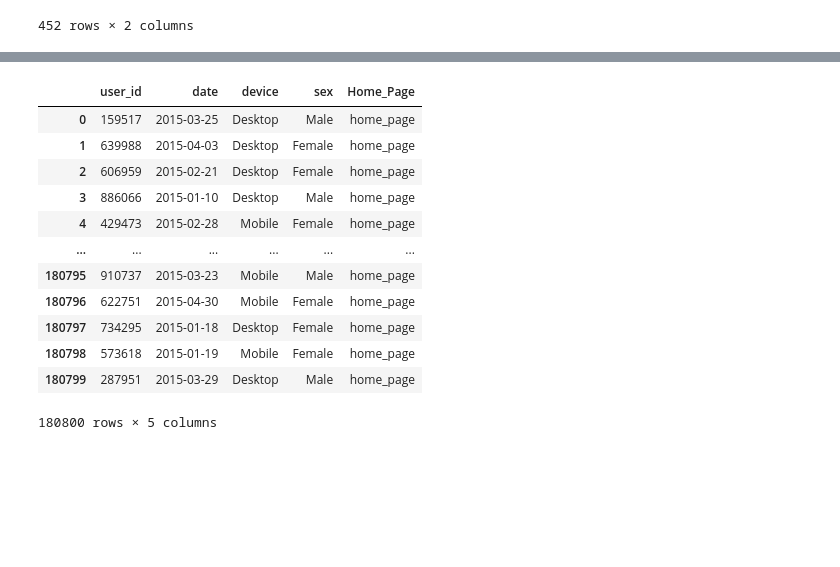
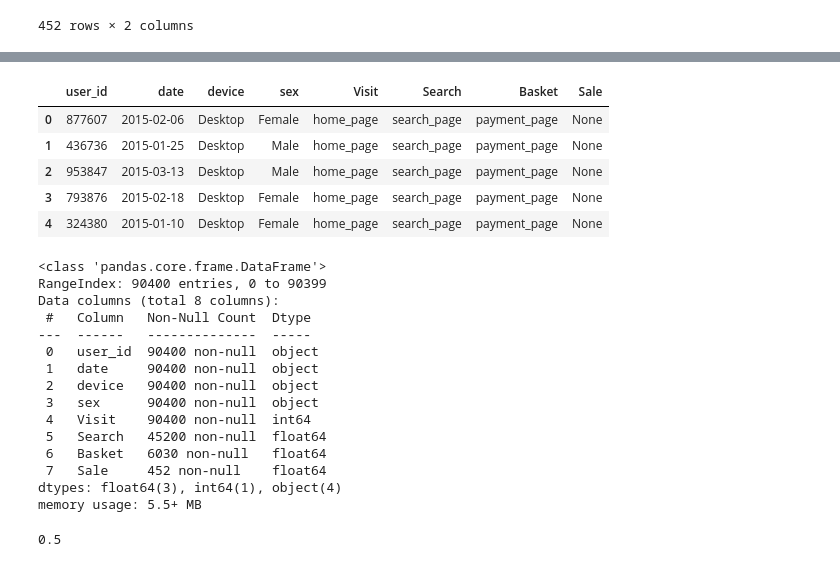
Before and after one commit to rylewww/Sales-Funnel-Analysis, a Jupyter notebook: Assessment-RL.ipynb, the cells around one changed output, grey strips where cells are left out. Cells and saved outputs as stored; diff of their text form; code cells hidden in the pictures; blank space fills up the shorter version.

```diff
--- a/Assessment-RL.ipynb
+++ b/Assessment-RL.ipynb
@@ -223,16 +236,13 @@ pd.read_sql('SELECT Users.user_id, Users.date, Users.device, Users.sex FROM User
-# %%
-pd.read_sql('SELECT Users.user_id, Users.date, Users.device, Users.sex, HomePage.page as Home_Page FROM Users LEFT JOIN HomePage on Users.user_id = HomePage.user_id', engine)
-# %% [output]
-|  | user_id | date | device | sex | Home_Page |
-| 0 | 159517 | 2015-03-25 | Desktop | Male | home_page |
-| 1 | 639988 | 2015-04-03 | Desktop | Female | home_page |
-| 2 | 606959 | 2015-02-21 | Desktop | Female | home_page |
-| 3 | 886066 | 2015-01-10 | Desktop | Male | home_page |
-| 4 | 429473 | 2015-02-28 | Mobile | Female | home_page |
-| ... | ... | ... | ... | ... | ... |
-| 180795 | 910737 | 2015-03-23 | Mobile | Male | home_page |
-| 180796 | 622751 | 2015-04-30 | Mobile | Female | home_page |
-| 180797 | 734295 | 2015-01-18 | Desktop | Female | home_page |
-| 180798 | 573618 | 2015-01-19 | Mobile | Female | home_page |
-| 180799 | 287951 | 2015-03-29 | Desktop | Male | home_page |
-180800 rows × 5 columns
+# %%
+#sql code joining all tables and pertinant sales info together and then converting to a pandas df
+df = pd.read_sql('SELECT Users.user_id, Users.date, Users.device, Users.sex, HomePage.page as Visit, Search_Page.page as Search, Payment_Page.page as Basket, Payment_Confirmation.page as Sale FROM Users LEFT JOIN HomePage on Users.user_id = HomePage.user_id LEFT JOIN Search_Page on Users.user_id = Search_Page.user_id LEFT JOIN Payment_Page on Users.user_id = Payment_Page.user_id LEFT JOIN Payment_Confirmation on Users.user_id = Payment_Confirmation.user_id', engine)
+# %%
+#df
+df.head()
+# %% [output]
+|  | user_id | date | device | sex | Visit | Search | Basket | Sale |
+| 0 | 877607 | 2015-02-06 | Desktop | Female | home_page | search_page | payment_page | None |
+| 1 | 436736 | 2015-01-25 | Desktop | Male | home_page | search_page | payment_page | None |
+| 2 | 953847 | 2015-03-13 | Desktop | Male | home_page | search_page | payment_page | None |
+| 3 | 793876 | 2015-02-18 | Desktop | Female | home_page | search_page | payment_page | None |
+| 4 | 324380 | 2015-01-10 | Desktop | Female | home_page | search_page | payment_page | None |
@@ -238,0 +260,24 @@ pd.read_sql('SELECT Users.user_id, Users.date, Users.device, Users.sex, HomePage
+# %%
+df.info()
+# %% [output]
+<class 'pandas.core.frame.DataFrame'>
+RangeIndex: 90400 entries, 0 to 90399
+Data columns (total 8 columns):
+ #   Column   Non-Null Count  Dtype
+---  ------   --------------  -----
+ 0   user_id  90400 non-null  object
+ 1   date     90400 non-null  object
+ 2   device   90400 non-null  object
+ 3   sex      90400 non-null  object
+ 4   Visit    90400 non-null  int64
+ 5   Search   45200 non-null  float64
+ 6   Basket   6030 non-null   float64
+ 7   Sale     452 non-null    float64
+dtypes: float64(3), int64(1), object(4)
+memory usage: 5.5+ MB
+# %%
+#overall conversion rate
+convert_rate = df.Sale.sum()/df.Visit.sum()
+print(convert_rate*100)
+# %% [output]
+0.5
```
Also changed, not shown: parts of 27 cells of this notebook.
